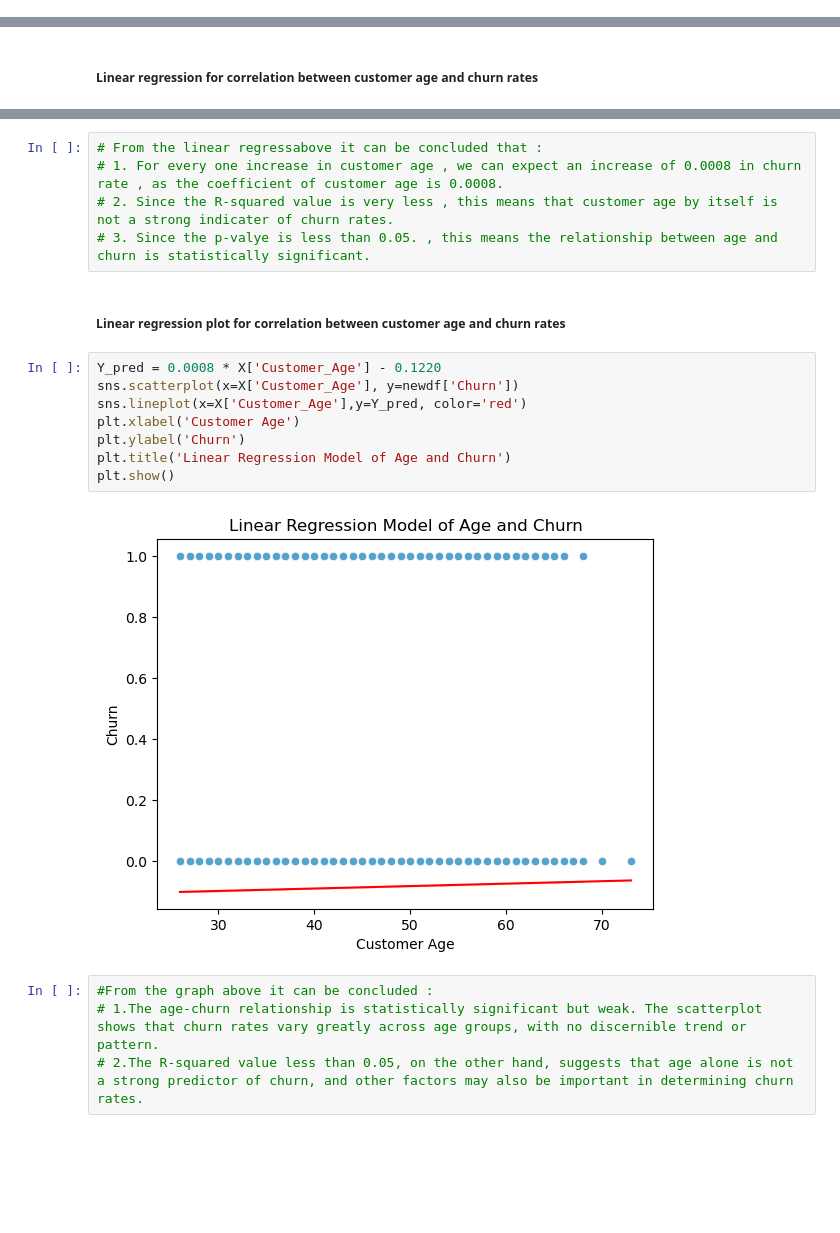
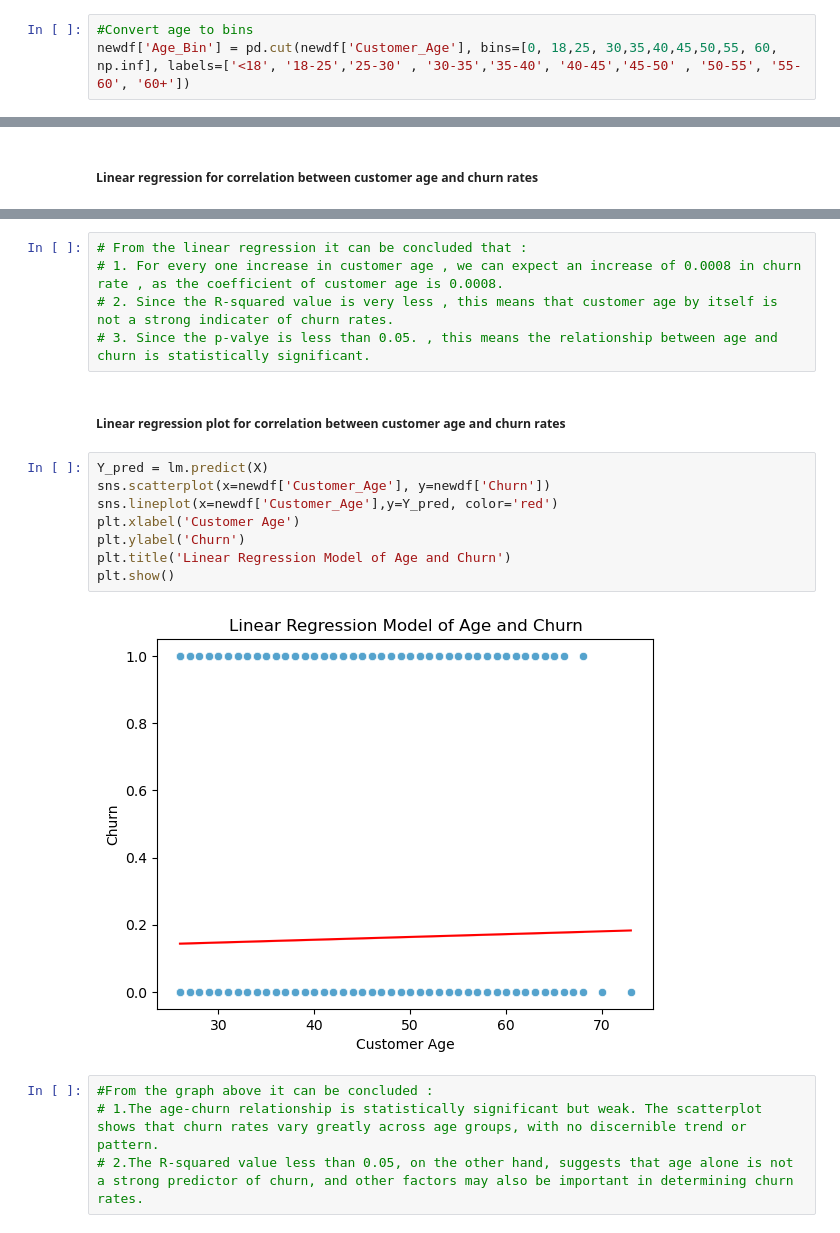
Before and after one commit to ubco-W2022T2-data301/project-group-group-20, a Jupyter notebook: analysis/analysis3(Ajneya).ipynb, the cells around one changed output, grey strips where cells are left out. Saved outputs shown, nothing was run; the diff lists cells and outputs as text; blank space fills up the shorter version.

```diff
--- a/analysis/analysis3(Ajneya).ipynb
+++ b/analysis/analysis3(Ajneya).ipynb
@@ -140,0 +139,3 @@ newdf_cleaned = newdf.dropna(axis=0)
+# %%
+#Convert age to bins
+newdf['Age_Bin'] = pd.cut(newdf['Customer_Age'], bins=[0, 18,25, 30,35,40,45,50,55, 60, np.inf], labels=['<18', '18-25','25-30' , '30-35','35-40', '40-45','45-50' , '50-55', '55-60', '60+'])
@@ -502,22 +517,22 @@ Covariance Type:            nonrobust
 Notes:
 [1] Standard Errors assume that the covariance matrix of the errors is correctly specified.
 # %%
-# From the linear regressabove it can be concluded that :
+# From the linear regression it can be concluded that :
 # 1. For every one increase in customer age , we can expect an increase of 0.0008 in churn rate , as the coefficient of customer age is 0.0008.
 # 2. Since the R-squared value is very less , this means that customer age by itself is not a strong indicater of churn rates.
 # 3. Since the p-valye is less than 0.05. , this means the relationship between age and churn is statistically significant.
 # %% [markdown]
 ##### Linear regression plot for correlation between customer age and churn rates
 # %%
-Y_pred = 0.0008 * X['Customer_Age'] - 0.1220
-sns.scatterplot(x=X['Customer_Age'], y=newdf['Churn'])
-sns.lineplot(x=X['Customer_Age'],y=Y_pred, color='red')
+Y_pred = lm.predict(X)
+sns.scatterplot(x=newdf['Customer_Age'], y=newdf['Churn'])
+sns.lineplot(x=newdf['Customer_Age'],y=Y_pred, color='red')
 plt.xlabel('Customer Age')
 plt.ylabel('Churn')
 plt.title('Linear Regression Model of Age and Churn')
 plt.show()
 # %% [output]
-[figure, old version]
+[figure, new version]
 # %%
 #From the graph above it can be concluded :
 # 1.The age-churn relationship is statistically significant but weak. The scatterplot shows that churn rates vary greatly across age groups, with no discernible trend or pattern.
```
Also changed, not shown: parts of 36 cells of this notebook.
